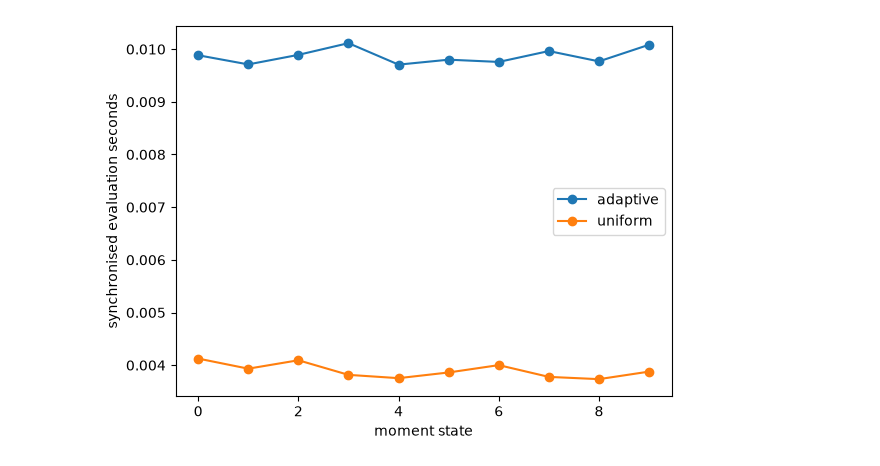
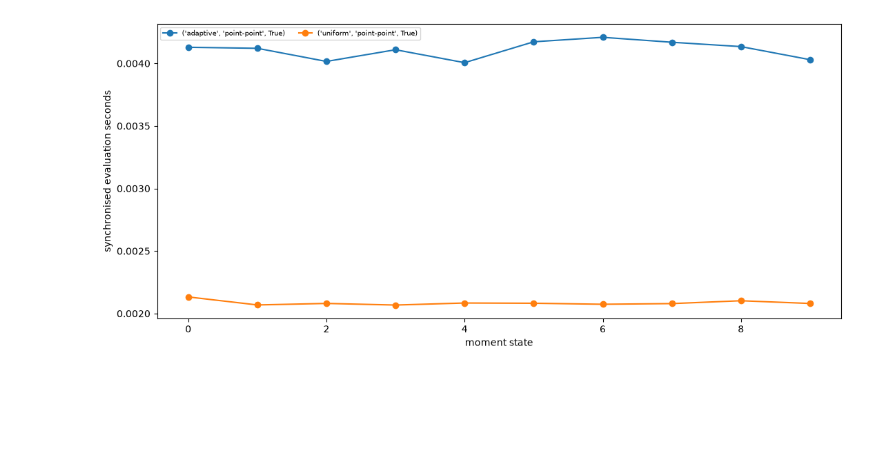
Before and after one commit to Ximtecs/dip-fmm, a Jupyter notebook: examples/notebooks/15_adaptive_tree.ipynb, the cells around one changed output. Drawn from its saved outputs; the diff is of its cells as text; code cells hidden in the pictures; blank space fills up the shorter version.

Commit message:
[DEV] setup adaptive tree and uniform for notebook comparison

```diff
--- a/examples/notebooks/15_adaptive_tree.ipynb
+++ b/examples/notebooks/15_adaptive_tree.ipynb
@@ -48,9 +59,10 @@ else:
 
 positions = material["positions"]
 material_levels = material["material_levels"]
-print(f"Geometry: {GEOMETRY_MODE}; dipoles: {len(positions):,}; "
-      f"base grid: {BASE_GRID}^3; maximum material refinement: {material_levels.max(initial=0)}")
-print("Volume:", np.sum(material["sides"]**3), "total moment:", material["moments"].sum(axis=0))
+print(f"Geometry: {GEOMETRY_MODE}; cells: {len(positions):,}; base grid: {BASE_GRID}^3; "
+      f"maximum material refinement: {material_levels.max(initial=0)}")
+print("Volume:", np.sum(material["sides"]**3),
+      "total moment:", material["moments"].sum(axis=0))
 
 fig = plt.figure(figsize=(13, 5))
 axis = fig.add_subplot(121, projection="3d")
@@ -58,12 +70,13 @@ sample = np.linspace(0, len(positions)-1, min(3000, len(positions)), dtype=int)
 scatter = axis.scatter(*positions[sample].T, c=material_levels[sample], s=5, cmap="viridis")
 fig.colorbar(scatter, ax=axis, label="material refinement level", shrink=.6)
 arrows = sample[::max(1, len(sample)//25)]
-axis.quiver(*positions[arrows].T, *material["magnetisations"][arrows].T, length=.06, normalize=True)
+axis.quiver(*positions[arrows].T, *material["magnetisations"][arrows].T,
+            length=.06, normalize=True)
 if "grain_centres" in material:
-    axis.scatter(*material["grain_centres"].T, marker="x", s=70, c="black", linewidths=1.5,
-                 label="grain centres")
+    axis.scatter(*material["grain_centres"].T, marker="x", s=70, c="black",
+                 linewidths=1.5, label="grain centres")
     axis.legend(fontsize=7)
-finish_3d_axes(axis, "Point dipoles and seeded grain centres")
+finish_3d_axes(axis, "Dipoles and seeded grain centres")
 
 axis = fig.add_subplot(122, projection="3d")
 cmap = plt.get_cmap("viridis")
@@ -72,7 +85,7 @@ cube_sample = sample[::max(1, len(sample)//250)]
 for i in cube_sample:
     draw_box_3d(axis, positions[i], material["sides"][i]/2,
                 colour=cmap(normalise(material_levels[i])), alpha=.35, linewidth=.6)
-finish_3d_axes(axis, "Final grain cubes (colour = refinement level)")
-axis.set_title(f"{len(positions):,} final leaves")
+finish_3d_axes(axis, "Final cells (colour = refinement level)")
+axis.set_title(f"{len(positions):,} final material cells")
 fig.tight_layout()
 # %% [output]
@@ -183,28 +205,53 @@ Persistent caches are disabled for prebuilt topology until adaptive cache identi
 # %%
-can_benchmark = RUN_BENCHMARK and (BACKEND != cdfmm.ExecutionBackend.CUDA_FULL or cdfmm.cuda_full_available())
+backend_available = (BACKEND != cdfmm.ExecutionBackend.CUDA_FULL or
+                     cdfmm.cuda_full_available())
+can_benchmark = RUN_BENCHMARK and backend_available
 if not can_benchmark:
-    print("Numerical cells skipped: enable RUN_BENCHMARK and a working CUDA device, or explicitly choose CPU_STATIC.")
+    print("Numerical cells skipped. Use a working CUDA device or explicitly select CPU_STATIC.")
 else:
     states = moment_states(material, N_EVALUATIONS, SEED + 1)
-    options = make_options(len(positions), BACKEND, ORDER)
-    plans, plan_setup, measurements, fields = benchmark(topologies, states, options)
-    timing_table = pd.DataFrame([{k:v for k,v in row.items() if k != "phases"} for row in measurements])
+    # benchmark calls plan.evaluate_components only for REFERENCE_RUNS.
+    plan_setup, measurements, fields, diagnostics, component_fields = benchmark(
+        topologies, states, material, BACKEND, ORDER,
+        interaction_modes=BENCHMARK_INTERACTION_MODES,
+        reduced_values=REDUCED_VALUES, precision=PRECISION,
+        component_runs=REFERENCE_RUNS,
+    )
+    result_records = benchmark_summary(plan_setup, measurements, diagnostics)
+    for row in result_records:
+        row["tree_seconds"] = tree_times[row["tree"]]
+        row["total_setup_seconds"] = row["tree_seconds"] + row["plan_setup_seconds"]
+    result_table = pd.DataFrame(result_records)
+    primary_columns = [
+        "interaction_mode", "tree", "reduced", "resolved_packing",
+        "resolved_p2p_executor", "p2p_interactions",
+        "phase_p2p_median_seconds",
+        "phase_cuda_p2p_kernel_median_seconds",
+        "evaluation_median_seconds",
+    ]
+    primary_table = result_table[primary_columns]
+    display(primary_table)
+    display(result_table)  # Complete topology, setup and memory diagnostics.
+
+    ratio_table = pd.DataFrame(comparison_ratios(result_records))
+    display(ratio_table)
+
+    timing_table = pd.DataFrame([
+        {key: value for key, value in row.items() if key != "phases"}
+        for row in measurements
+    ])
     display(timing_table)
-    display(timing_table.groupby("method")["seconds"].agg(["median", "min", "max"]))
-    setup_rows = []
-    for name, plan in plans.items():
-        stats = dict(plan.static_plan_statistics)
-        setup_rows.append(dict(method=name, tree_seconds=tree_times[name],
-                               numerical_plan_seconds=plan_setup[name],
-                               total_setup_seconds=tree_times[name] + plan_setup[name],
-                               backend_packing_seconds=stats["backend_packing_seconds"],
-                               cuda_upload_seconds=stats["cuda_upload_seconds"],
-                               retained_bytes=stats["total_persistent_bytes"],
-                               device_bytes=plan.cuda_plan_statistics["persistent_device_bytes"] if hasattr(plan, "cuda_plan_statistics") else None))
-    display(pd.DataFrame(setup_rows))
-    display(pd.DataFrame([dict(method=row["method"], run=row["run"], **row["phases"]) for row in measurements]))
-    for name in plans:
-        rows = timing_table[timing_table.method == name]
-        plt.plot(rows.run, rows.seconds, "o-", label=name)
-    plt.xlabel("moment state"); plt.ylabel("synchronised evaluation seconds"); plt.legend(); plt.show()
+    phase_table = pd.DataFrame([
+        dict(tree=row["tree"], interaction_mode=row["interaction_mode"],
+             reduced=row["reduced"], run=row["run"], **row["phases"])
+        for row in measurements
+    ])
+    display(phase_table)
+
+    fig, axis = plt.subplots(figsize=(11, 5))
+    for key, rows in timing_table.groupby(["tree", "interaction_mode", "reduced"]):
+        axis.plot(rows.run, rows.seconds, "o-", label=str(key))
+    axis.set(xlabel="moment state", ylabel="synchronised evaluation seconds")
+    axis.legend(fontsize=7, ncol=2)
+    plt.tight_layout()
 # %% [output]
@@ -253,2 +302,2 @@ else:
-[figure, old version]
+[figure, new version]
 # %% [markdown]
```
Also changed, not shown: parts of 13 cells of this notebook, 7 other files.
